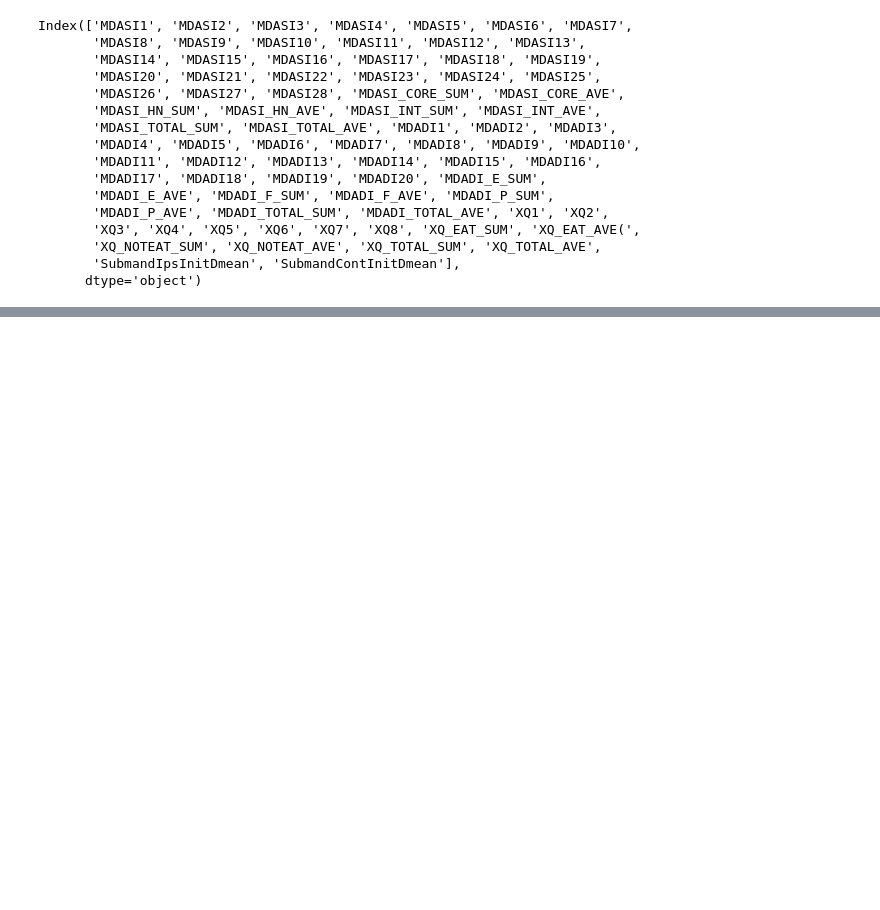
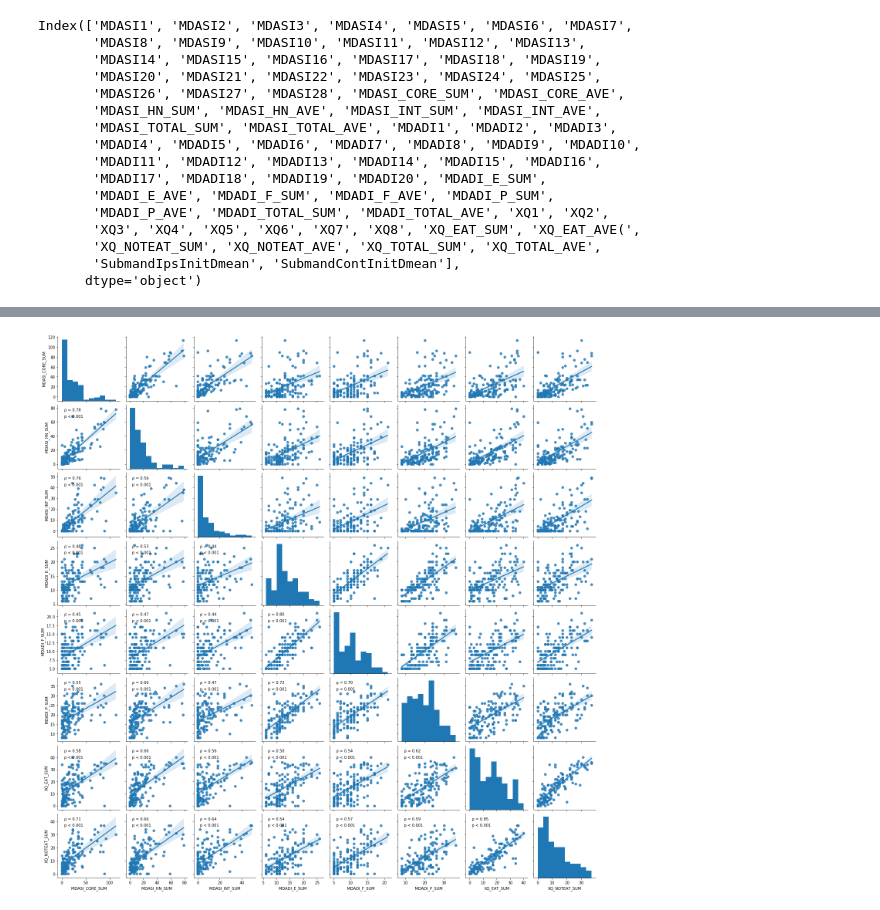
Before and after one commit to Admodan/Research, a Jupyter notebook: Python Scripts/QoL Survey Study.ipynb, the cells around one changed output, grey strips where cells are left out. Cells and saved outputs as stored; diff of their text form; code cells hidden in the pictures; blank space fills up the shorter version.

```diff
--- a/Python Scripts/QoL Survey Study.ipynb
+++ b/Python Scripts/QoL Survey Study.ipynb
@@ -215,0 +270,7 @@ Index(['MDASI1', 'MDASI2', 'MDASI3', 'MDASI4', 'MDASI5', 'MDASI6', 'MDASI7',
+# %%
+# category_sums = survey_df.loc[:, ['MDASI_CORE_SUM', 'MDASI_HN_SUM', 'MDASI_INT_SUM',
+#                                'MDASI_TOTAL_SUM', 'MDADI_E_SUM',
+#                                'MDADI_F_SUM', 'MDADI_P_SUM',
+#                                'MDADI_TOTAL_SUM', 'XQ_EAT_SUM', 'XQ_NOTEAT_SUM', 'XQ_TOTAL_SUM' ]]
+category_sums = survey_df.loc[:, ['MDASI_CORE_SUM', 'MDASI_HN_SUM', 'MDASI_INT_SUM', 'MDADI_E_SUM',
+                               'MDADI_F_SUM', 'MDADI_P_SUM', 'XQ_EAT_SUM', 'XQ_NOTEAT_SUM']]
@@ -215,0 +294,17 @@ Index(['MDASI1', 'MDASI2', 'MDASI3', 'MDASI4', 'MDASI5', 'MDASI6', 'MDASI7',
+# %%
+from scipy.stats import pearsonr, spearmanr #person linear, spearman non-linear. Spearman used in Tyler paper.
+g = sns.pairplot(category_sums, kind='reg', palette="Set2")
+def corrfunc(x,y, ax=None, **kws):
+    """Plot the correlation coefficient in the top left hand corner of a plot."""
+    r, p = spearmanr(x, y)
+    ax = ax or plt.gca()
+    # Unicode for lowercase rho (ρ)
+    rho = '\u03C1'
+    ax.annotate(f'{rho} = {r:.2f}', xy=(.1, .9), xycoords=ax.transAxes)
+#     ax.annotate(f'p = {p:.6f}', xy=(.1, .8), xycoords=ax.transAxes)
+    ax.annotate('p < 0.001', xy=(.1, .8), xycoords=ax.transAxes)
+#     print('r=', r, 'p=',p)
+g.map_lower(corrfunc)
+plt.show()
+# %% [output]
+[figure, added]
```
Also changed, not shown: parts of 27 cells of this notebook.
